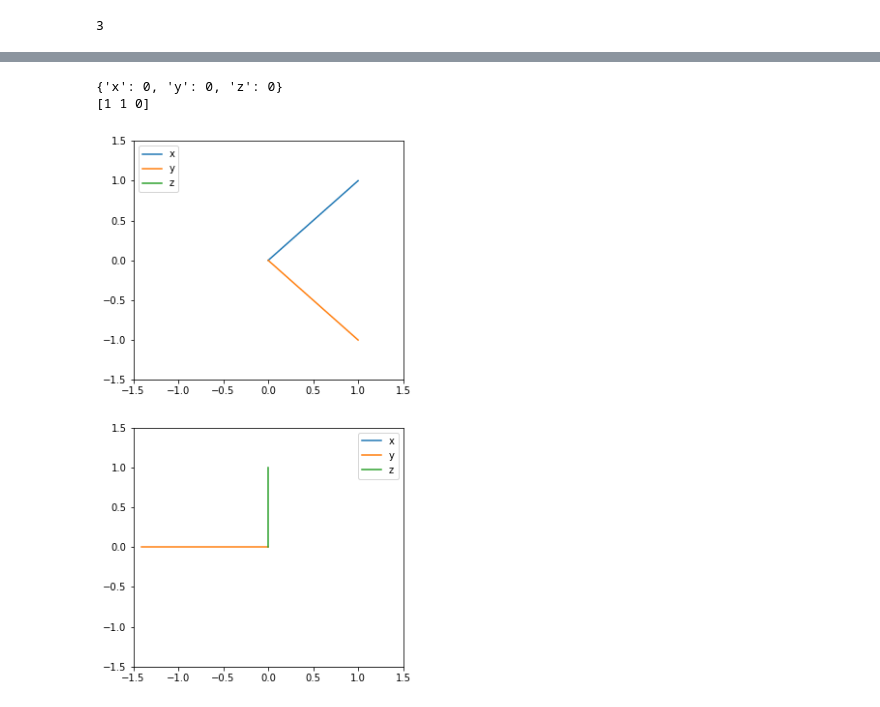
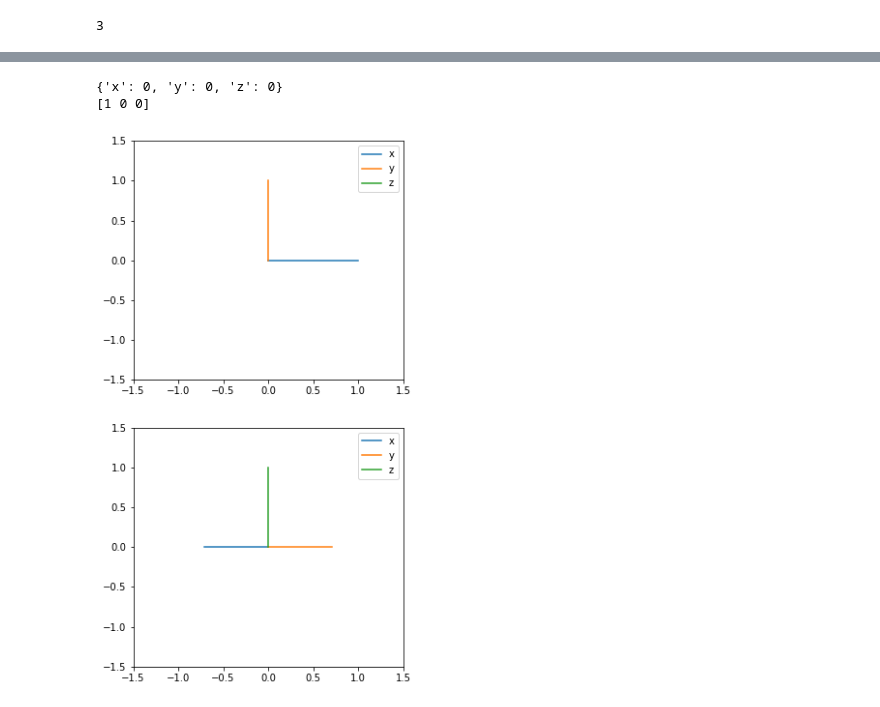
Before and after one commit to stefano-v37/engineering-toolbox, a Jupyter notebook: EngineeringToolbox/Robotics/develop/develop.ipynb, the cells around one changed output, grey strips where cells are left out. Saved outputs shown, nothing was run; the diff lists cells and outputs as text; code cells hidden in the pictures.

```diff
--- a/EngineeringToolbox/Robotics/develop/develop.ipynb
+++ b/EngineeringToolbox/Robotics/develop/develop.ipynb
@@ -190,39 +237,39 @@ F = Frame()
 F.init_origin(0,0,0)
 print(F.origin.position)
 
-F.init_axis((1,1,0),
-            (1,-1,0),
+F.init_axis((1,0,0),
+            (0,1,0),
            (0,0,1))
 print(F.axis['x'].vector)
 
 Ox = F.origin.position['x']
 Oy = F.origin.position['y']
 
 rot0 = RotationMatrix(0,0,-3/4*np.pi)
 rot1 = RotationMatrix(1/2*np.pi,0,0)
 
 from copy import deepcopy
 
 F_rot = deepcopy(F)
 
 F_rot.apply_rotation(rot0)
 F_rot.apply_rotation(rot1)
 
 fig, (ax0, ax1) = plt.subplots(2,figsize=(5,10))
 ax0.plot([Ox,F.axis['x'].x],[Oy,F.axis['x'].y], label='x')
 ax0.plot([Ox,F.axis['y'].x],[Oy,F.axis['y'].y], label='y')
 ax0.plot([Ox,F.axis['z'].x],[Oy,F.axis['z'].y], label='z')
 ax0.legend()
 ax1.plot([Ox,F_rot.axis['x'].x],[Oy,F_rot.axis['x'].y], label='x')
 ax1.plot([Ox,F_rot.axis['y'].x],[Oy,F_rot.axis['y'].y], label='y')
 ax1.plot([Ox,F_rot.axis['z'].x],[Oy,F_rot.axis['z'].y], label='z')
 ax1.legend()
 ax0.set_xlim(-1.5,1.5)
 ax0.set_ylim(-1.5,1.5)
 ax1.set_xlim(-1.5,1.5)
 ax1.set_ylim(-1.5,1.5)
 plt.show()
 # %% [output]
 {'x': 0, 'y': 0, 'z': 0}
-[1 1 0]
+[1 0 0]
-[figure, old version]
+[figure, new version]
```
Also changed, not shown: parts of 6 cells of this notebook, 1 other file.
